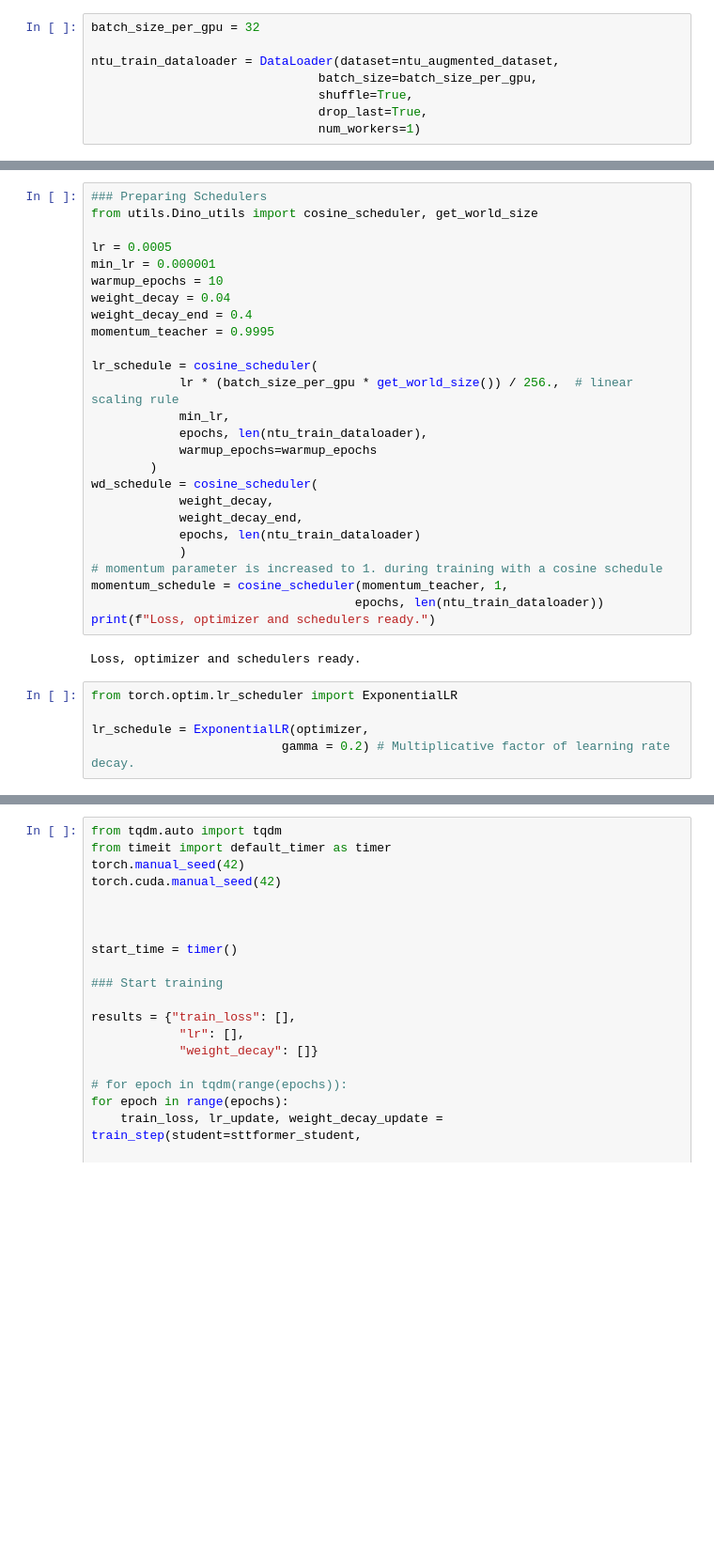
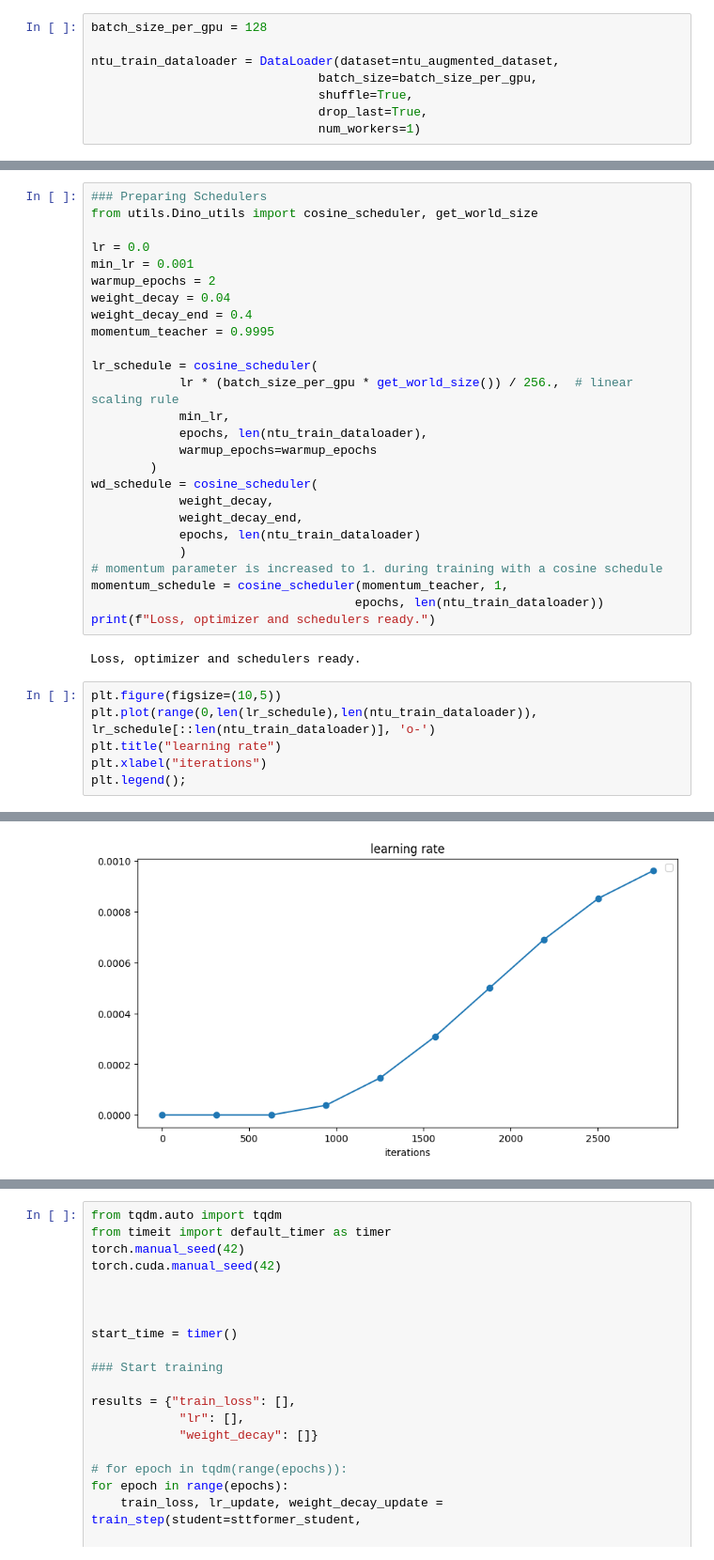
Before and after one commit to sakuragi97/human_skeleton_action_recognition, a Jupyter notebook: STTFormer/DINO_explore.ipynb, the cells around one changed output, grey strips where cells are left out. Shown at 94% size. Saved outputs shown, nothing was run; the diff lists cells and outputs as text; blank space fills up the shorter version.

Commit message:
dino training experiment

```diff
--- a/STTFormer/DINO_explore.ipynb
+++ b/STTFormer/DINO_explore.ipynb
@@ -233,7 +231,7 @@ optimizer = optim.SGD(sttformer_student.parameters(),
                       nesterov=True,
                       weight_decay=weight_decay)
 # %%
-batch_size_per_gpu = 32
+batch_size_per_gpu = 128
 
 ntu_train_dataloader = DataLoader(dataset=ntu_augmented_dataset,
                                batch_size=batch_size_per_gpu,
@@ -254,9 +247,9 @@ torch.Size([3, 120, 25, 2])
 ### Preparing Schedulers
 from utils.Dino_utils import cosine_scheduler, get_world_size
 
-lr = 0.0005
-min_lr = 0.000001
-warmup_epochs = 10
+lr = 0.0
+min_lr = 0.001
+warmup_epochs = 2
 weight_decay = 0.04
 weight_decay_end = 0.4
 momentum_teacher = 0.9995
@@ -278,8 +271,10 @@ momentum_schedule = cosine_scheduler(momentum_teacher, 1,
 print(f"Loss, optimizer and schedulers ready.")
 # %% [output]
 Loss, optimizer and schedulers ready.
-# %%
-from torch.optim.lr_scheduler import ExponentialLR
-
-lr_schedule = ExponentialLR(optimizer,
-                          gamma = 0.2) # Multiplicative factor of learning rate decay.
+# %%
+plt.figure(figsize=(10,5))
+plt.plot(range(0,len(lr_schedule),len(ntu_train_dataloader)), lr_schedule[::len(ntu_train_dataloader)], 'o-')
+plt.title("learning rate")
+plt.xlabel("iterations")
+plt.legend();
+# %% [output]
@@ -285,0 +282 @@ lr_schedule = ExponentialLR(optimizer,
+[figure, added]
```
Also changed, not shown: parts of 12 cells of this notebook, 16 other files.
